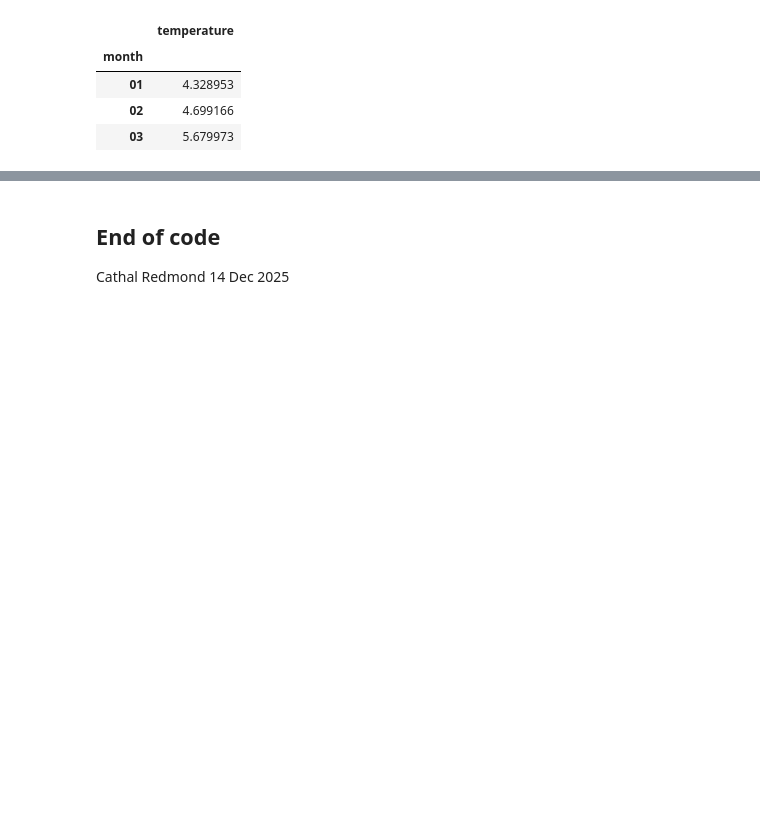
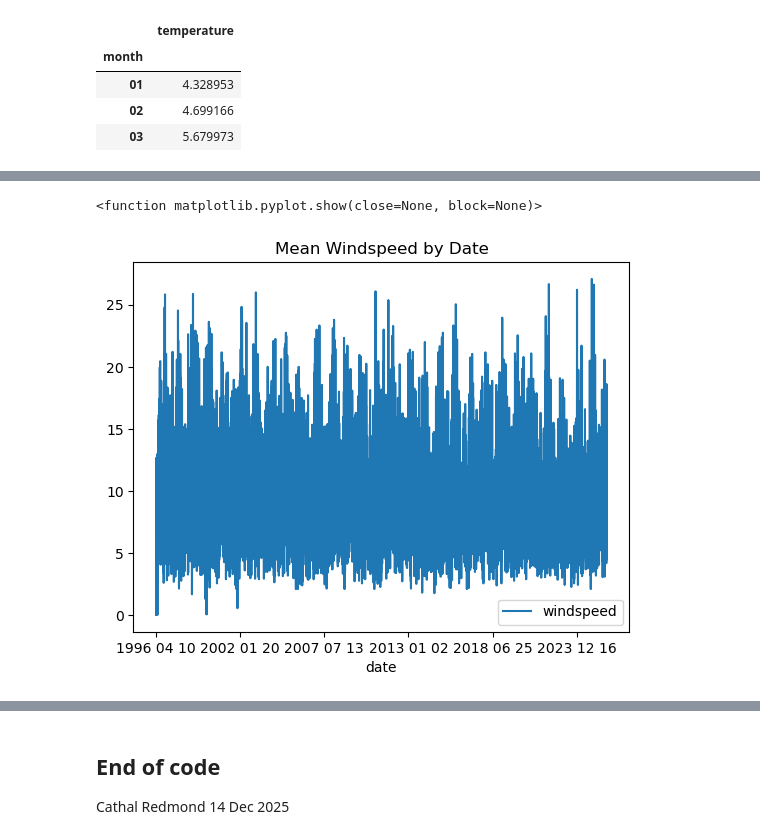
Before and after one commit to cathalred88/PFDA, a Jupyter notebook: assignments/assignment06_Weather.ipynb, the cells around one changed output, grey strips where cells are left out. Drawn from its saved outputs; the diff is of its cells as text; code cells hidden in the pictures; blank space fills up the shorter version.

Commit message:
wind direction complete

```diff
--- a/assignments/assignment06_Weather.ipynb
+++ b/assignments/assignment06_Weather.ipynb
@@ -137,0 +188,5 @@ plt.show
+# %%
+# calculate the mean windspeed for each day
+MeanWind = pd.pivot_table(df,'windspeed', 'date', aggfunc='mean')
+print(type(MeanWind)) # shows the dataframe
+MeanWind.head(3)
@@ -137,0 +200,10 @@ plt.show
+# %%
+# plot the mean windspeed graph also
+MeanWind.plot(kind = 'line',title = 'Mean Windspeed by Date')
+plt.xlabel='date_and_time'
+plt.ylabel='windspeed'
+plt.title=("Mean Windspeed by Date")
+plt.show
+# %% [output]
+<function matplotlib.pyplot.show(close=None, block=None)>
+[figure, added]
```
Also changed, not shown: parts of 15 cells of this notebook.
